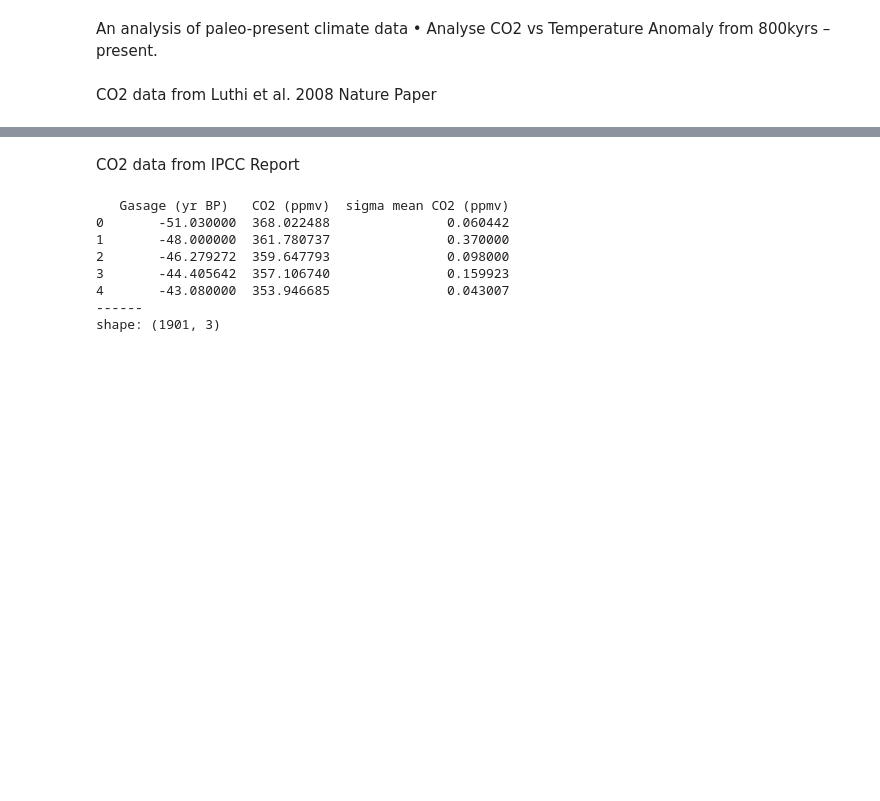
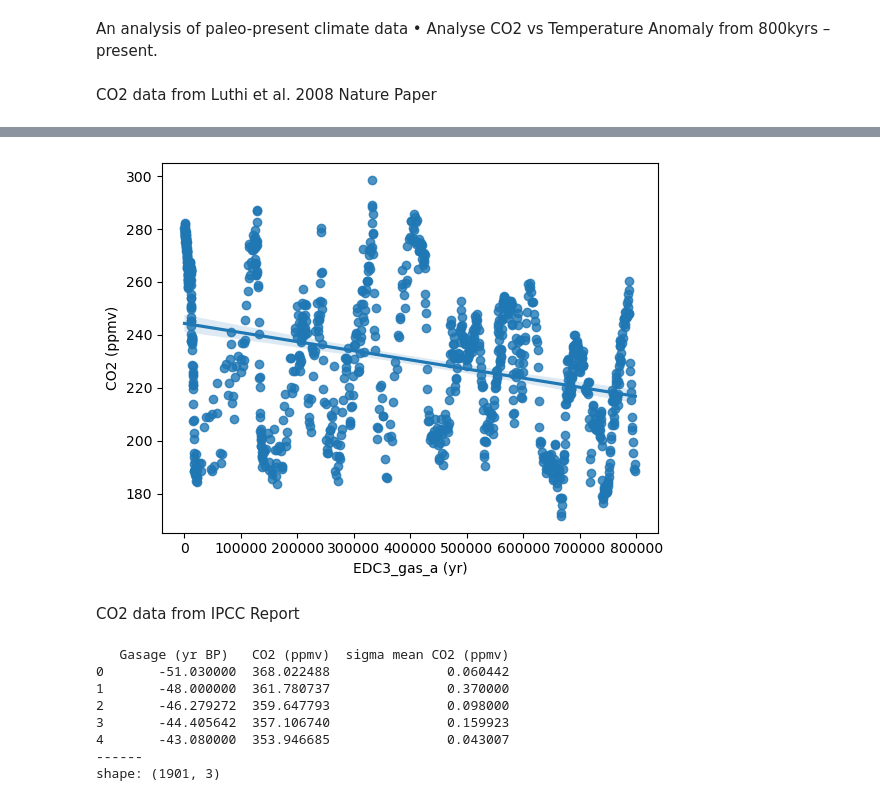
Before and after one commit to OlgaKnut/Programming-for-Data-Analysis-Project-2, a Jupyter notebook: pfda_project_2.ipynb, the cells around one changed output, grey strips where cells are left out. Cells and saved outputs as stored; diff of their text form; code cells hidden in the pictures; blank space fills up the shorter version.

```diff
--- a/pfda_project_2.ipynb
+++ b/pfda_project_2.ipynb
@@ -20,2 +40,9 @@ print("shape:", CO2_NP_df.shape)
+# %%
+
+
+sns.regplot(x="EDC3_gas_a (yr)", y="CO2 (ppmv)", data= CO2_NP_df)
+plt.show()
+# %% [output]
+[figure, added]
 # %% [markdown]
 CO2 data from IPCC Report
```
Also changed, not shown: parts of 26 cells of this notebook.
